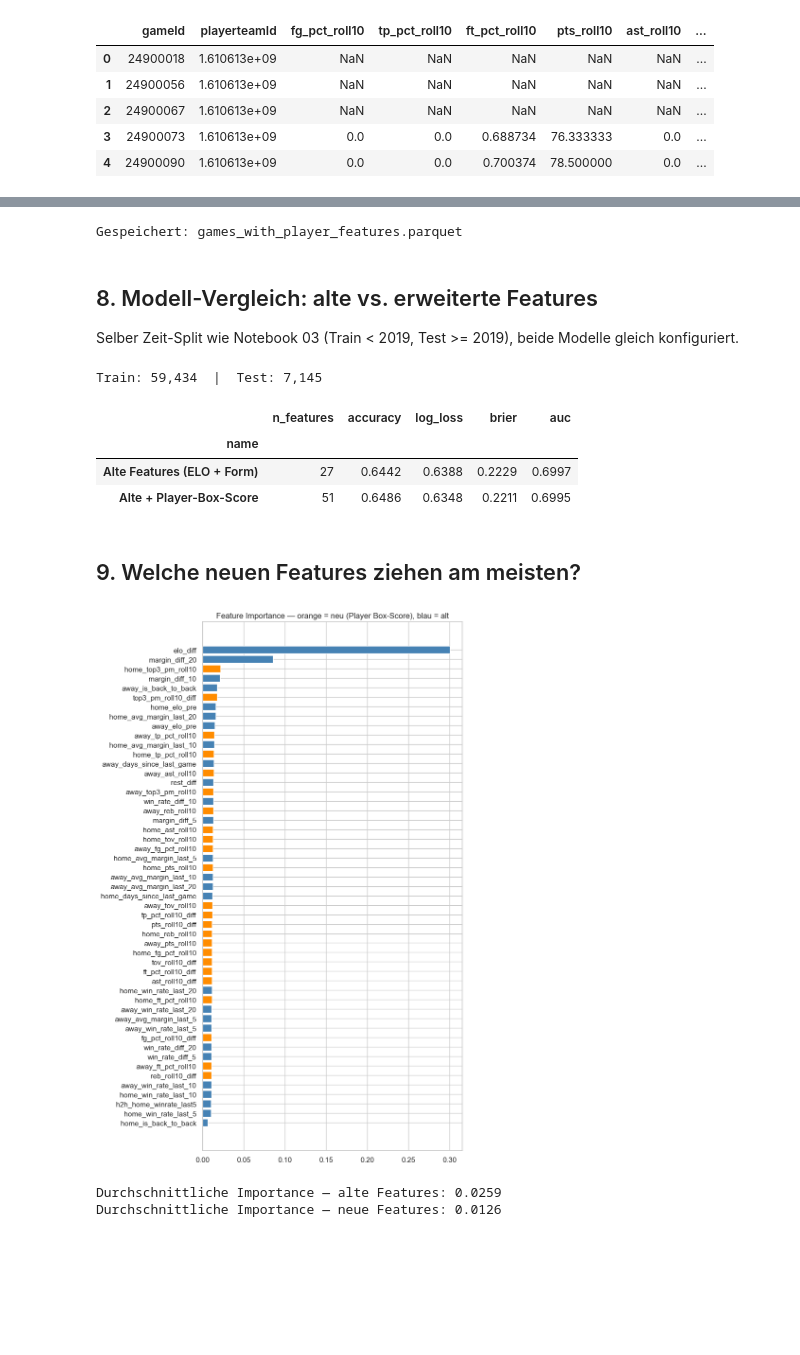
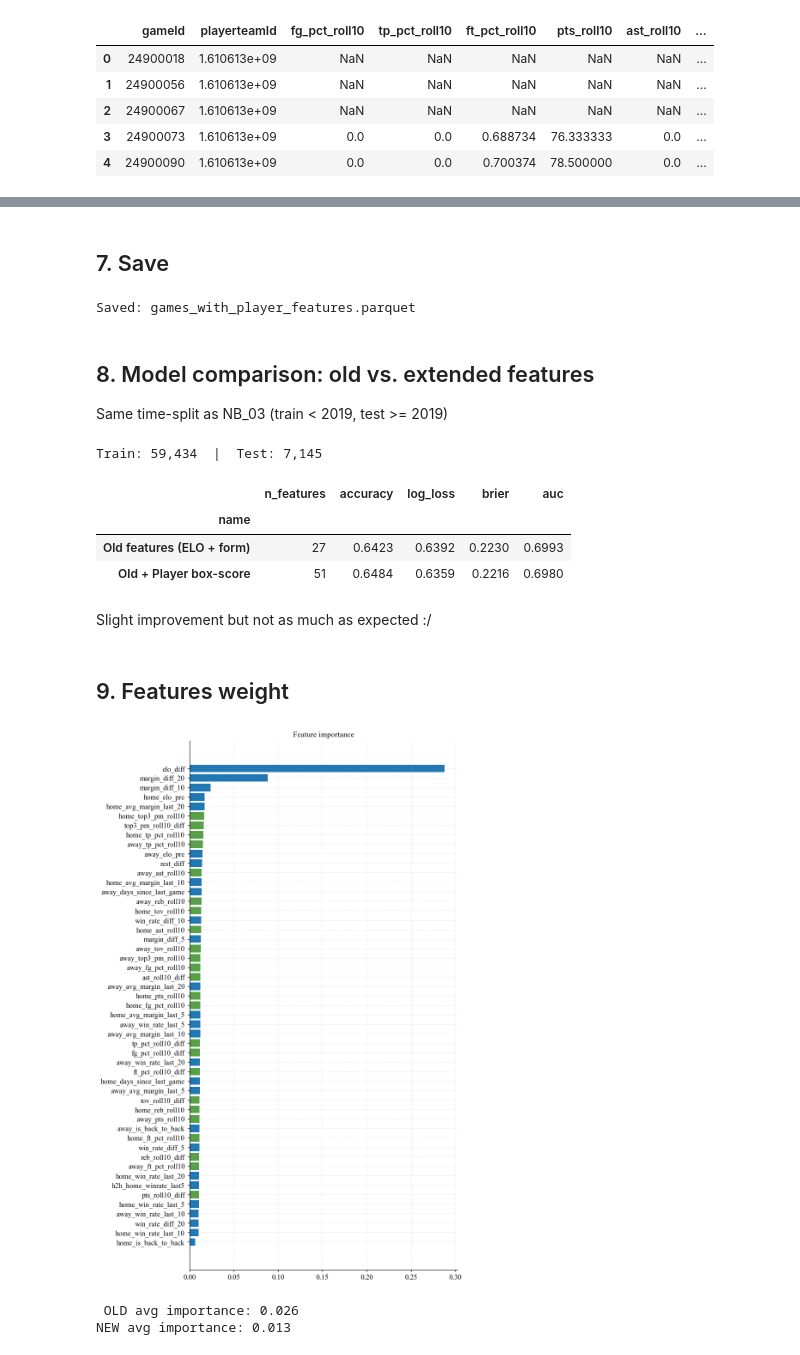
Before and after one commit to klp-data/nba-game-predictor, a Jupyter notebook: notebooks/05_player_features.ipynb, the cells around one changed output, grey strips where cells are left out. Cells and saved outputs as stored; diff of their text form; code cells hidden in the pictures; blank space fills up the shorter version.

```diff
--- a/notebooks/05_player_features.ipynb
+++ b/notebooks/05_player_features.ipynb
@@ -159,10 +164,12 @@ Spalten gesamt: 63  (vorher 39)
+# %% [markdown]
+## 7. Save
 # %%
-games2.to_parquet(DATA_PROCESSED / 'games_with_player_features.parquet', index=False)
-print('Gespeichert: games_with_player_features.parquet')
+games2.to_parquet(DATA_PROCESSED / "games_with_player_features.parquet", index=False)
+print("Saved: games_with_player_features.parquet")
 # %% [output]
-Gespeichert: games_with_player_features.parquet
+Saved: games_with_player_features.parquet
-# %% [markdown]
-## 8. Modell-Vergleich: alte vs. erweiterte Features
-
-Selber Zeit-Split wie Notebook 03 (Train < 2019, Test >= 2019), beide Modelle gleich konfiguriert.
+# %% [markdown]
+## 8. Model comparison: old vs. extended features
+
+Same time-split as NB_03 (train < 2019, test >= 2019)
 # %%
@@ -196,50 +208,55 @@ def train_eval(features, name):
     model = xgb.XGBClassifier(
         n_estimators=400, max_depth=4, learning_rate=0.05,
         subsample=0.9, colsample_bytree=0.9,
-        eval_metric='logloss', random_state=42, n_jobs=-1, verbosity=0,
+        eval_metric="logloss", random_state=42, n_jobs=-1, verbosity=0,
     )
-    model.fit(train[features], train['home_win'])
+
+    model.fit(train[features], train["home_win"])
+
     proba = model.predict_proba(test[features])[:, 1]
     pred = (proba >= 0.5).astype(int)
+
     return model, {
-        'name': name,
-        'n_features': len(features),
-        'accuracy': accuracy_score(test['home_win'], pred),
-        'log_loss': log_loss(test['home_win'], proba),
-        'brier':    brier_score_loss(test['home_win'], proba),
-        'auc':      roc_auc_score(test['home_win'], proba),
+        "name": name,
+        "n_features": len(features),
+        "accuracy": accuracy_score(test["home_win"], pred),
+        "log_loss": log_loss(test["home_win"], proba),
+        "brier":    brier_score_loss(test["home_win"], proba),
+        "auc":      roc_auc_score(test["home_win"], proba),
     }
 
-model_old, r_old = train_eval(OLD_FEATURES, 'Alte Features (ELO + Form)')
-model_new, r_new = train_eval(ALL_FEATURES, 'Alte + Player-Box-Score')
+model_old, r_old = train_eval(OLD_FEATURES, "Old features (ELO + form)")
+model_new, r_new = train_eval(ALL_FEATURES, "Old + Player box-score")
 
-comp = pd.DataFrame([r_old, r_new]).set_index('name').round(4)
+comp = pd.DataFrame([r_old, r_new]).set_index("name").round(4)
 comp
 # %% [output]
 |  | n_features | accuracy | log_loss | brier | auc |
 | name |  |  |  |  |  |
-| Alte Features (ELO + Form) | 27 | 0.6442 | 0.6388 | 0.2229 | 0.6997 |
-| Alte + Player-Box-Score | 51 | 0.6486 | 0.6348 | 0.2211 | 0.6995 |
+| Old features (ELO + form) | 27 | 0.6423 | 0.6392 | 0.2230 | 0.6993 |
+| Old + Player box-score | 51 | 0.6484 | 0.6359 | 0.2216 | 0.6980 |
-# %% [markdown]
-## 9. Welche neuen Features ziehen am meisten?
+# %% [markdown]
+Slight improvement but not as much as expected :/
+# %% [markdown]
+## 9. Features weight
 # %%
 imp = pd.DataFrame({
-    'feature': ALL_FEATURES,
-    'importance': model_new.feature_importances_,
-    'is_new': [f in PLAYER_FEATURES for f in ALL_FEATURES],
-}).sort_values('importance', ascending=False)
+    "feature": ALL_FEATURES,
+    "importance": model_new.feature_importances_,
+    "is_new": [f in PLAYER_FEATURES for f in ALL_FEATURES],
+}).sort_values("importance", ascending=False)
 
 fig, ax = plt.subplots(figsize=(8, 12))
-colors = ['darkorange' if new else 'steelblue' for new in imp.is_new]
+colors = ["#57A048" if new else "#1f77b4" for new in imp.is_new]
 ax.barh(imp.feature, imp.importance, color=colors)
-ax.set_title('Feature Importance — orange = neu (Player Box-Score), blau = alt')
+ax.set_title("Feature importance")
 ax.invert_yaxis()
 plt.tight_layout()
 plt.show()
 
-print(f'\nDurchschnittliche Importance — alte Features: {imp[~imp.is_new].importance.mean():.4f}')
-print(f'Durchschnittliche Importance — neue Features: {imp[imp.is_new].importance.mean():.4f}')
+print(f"\n OLD avg importance: {imp[~imp.is_new].importance.mean():.3f}")
+print(f"NEW avg importance: {imp[imp.is_new].importance.mean():.3f}")
 # %% [output]
-[figure, old version]
+[figure, new version]
-Durchschnittliche Importance — alte Features: 0.0259
-Durchschnittliche Importance — neue Features: 0.0126
+ OLD avg importance: 0.026
+NEW avg importance: 0.013
```
Also changed, not shown: parts of 20 cells of this notebook, 1 other file.
